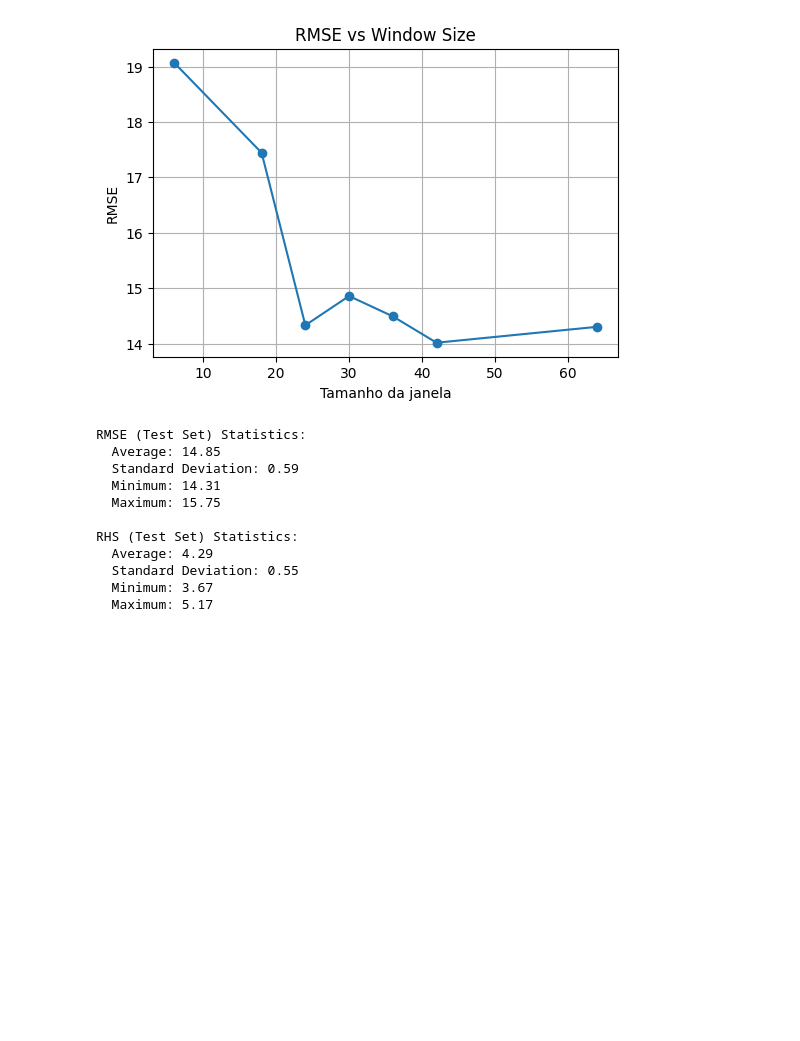
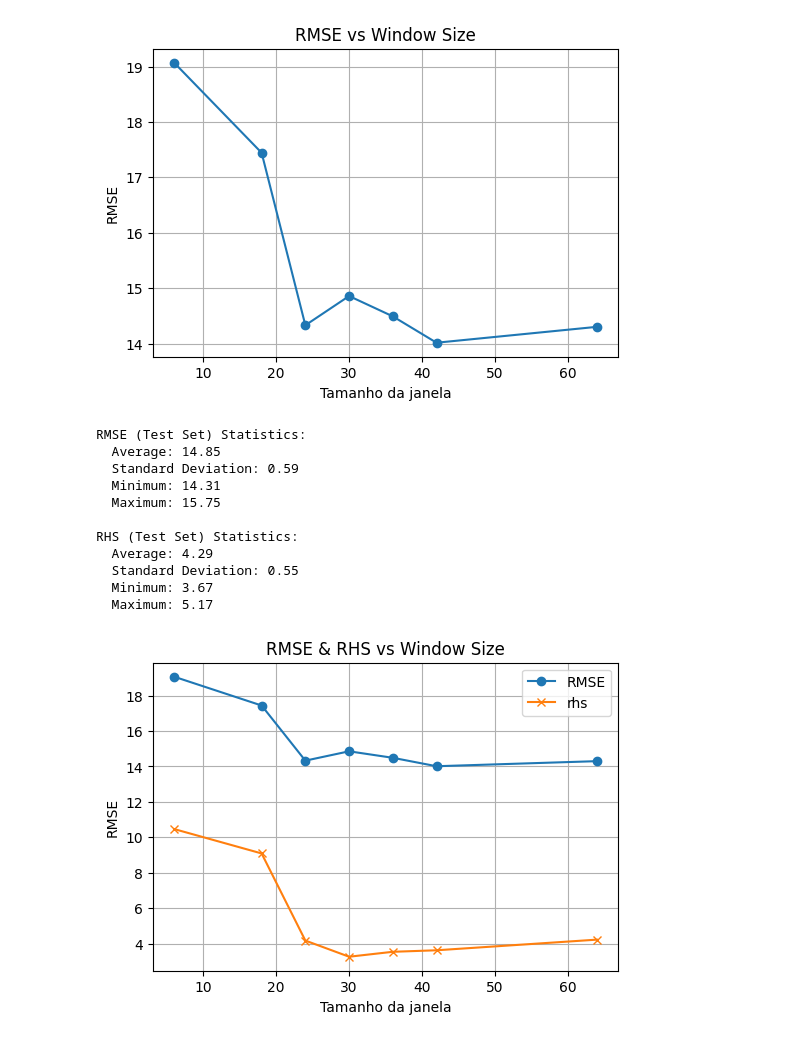
Before and after one commit to daviseemann/turbofan-rul-prediction-cmapss, a Jupyter notebook: notebooks/MLP-3-outras-janelas.ipynb, the cells around one changed output. Drawn from its saved outputs; the diff is of its cells as text; code cells hidden in the pictures; blank space fills up the shorter version.

```diff
--- a/notebooks/MLP-3-outras-janelas.ipynb
+++ b/notebooks/MLP-3-outras-janelas.ipynb
@@ -853,3 +853,31 @@ RHS (Test Set) Statistics:
   Standard Deviation: 0.55
   Minimum: 3.67
   Maximum: 5.17
+# %%
+import pandas as pd
+
+# Construct the data manually, inserting None for the missing value in the first row
+data = [
+    [0, 6, 19.070000, 10.466034],
+    [1, 18, 17.443674, 9.088847],
+    [2, 24, 14.329923, 4.167846],
+    [3, 30, 14.857689, 3.256072],
+    [4, 36, 14.490563, 3.534218],
+    [5, 42, 14.014728, 3.620085],
+    [6, 64, 14.301408, 4.220726],
+]
+
+df = pd.DataFrame(data, columns=['ID', 'window_size', 'RMSE', 'NASA'])
+
+
+plt.figure(figsize=(6, 4))
+plt.plot(df["window_size"], df["RMSE"], marker="o",label='RMSE')
+plt.plot(df["window_size"], df["NASA"], marker="x",label='rhs')
+plt.title("RMSE & RHS vs Window Size")
+plt.xlabel("Tamanho da janela")
+plt.ylabel("RMSE")
+plt.legend()
+plt.grid(True)
+plt.show()
+# %% [output]
+[figure, added]
```
